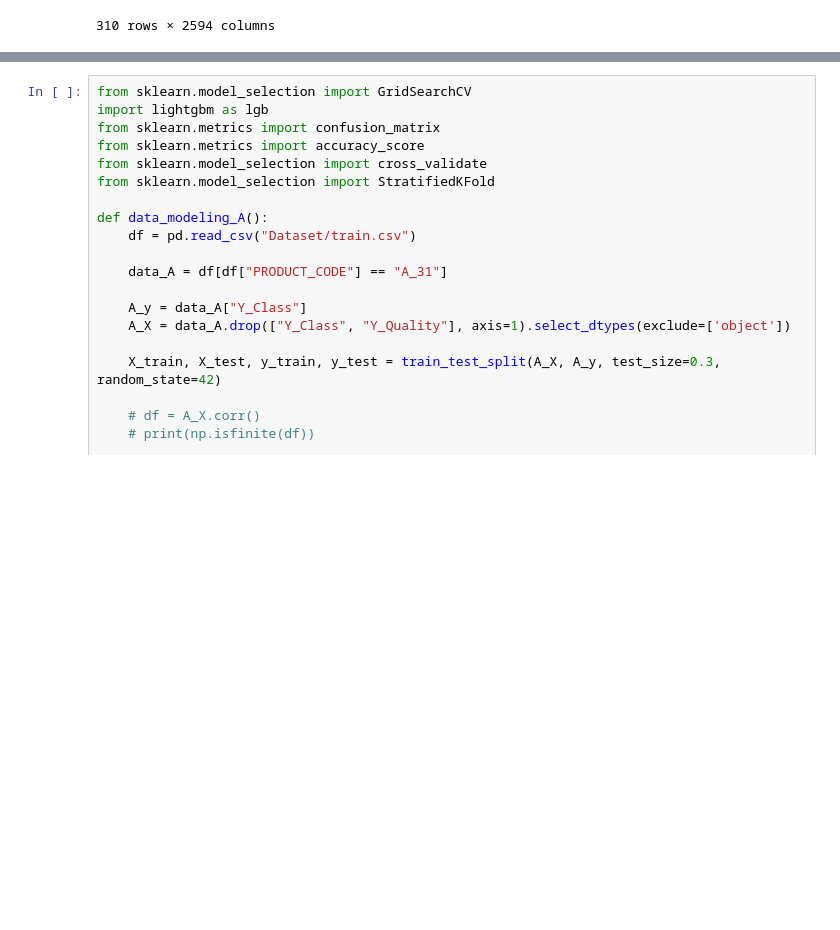
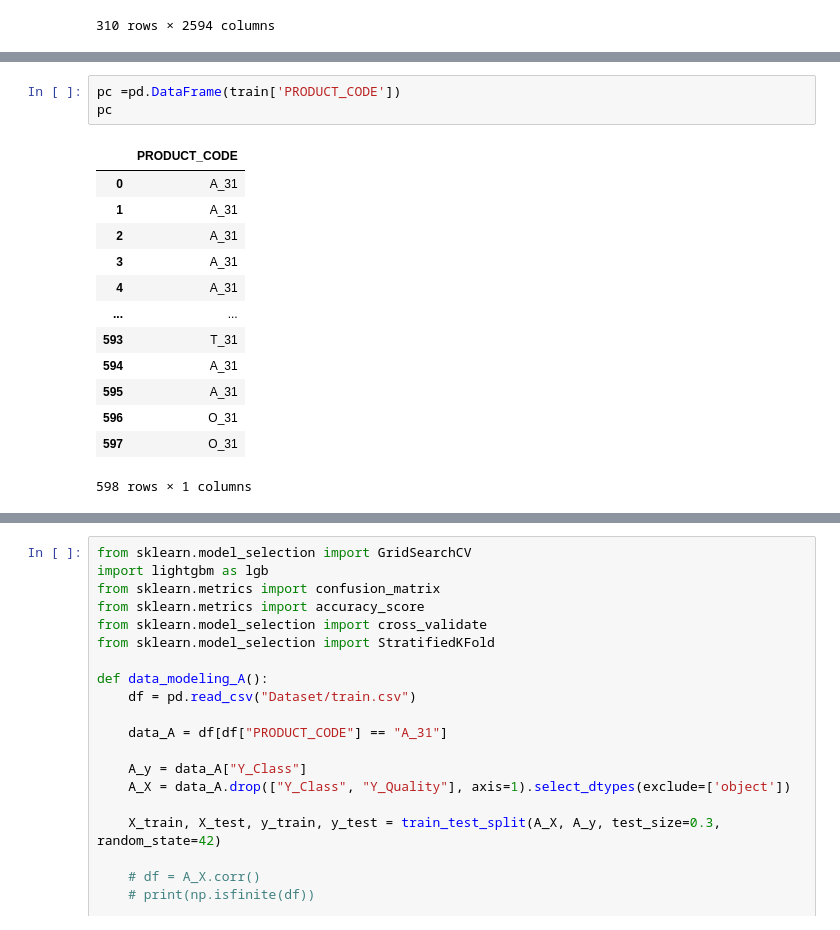
Before and after one commit to ffe4el/MLDL, a Jupyter notebook: Aimers hackerton/결측치제거mice.ipynb, the cells around one changed output, grey strips where cells are left out. Cells and saved outputs as stored; diff of their text form; blank space fills up the shorter version.

```diff
--- a/Aimers hackerton/결측치제거mice.ipynb
+++ b/Aimers hackerton/결측치제거mice.ipynb
@@ -232,0 +298,17 @@ b
+# %%
+pc =pd.DataFrame(train['PRODUCT_CODE'])
+pc
+# %% [output]
+|  | PRODUCT_CODE |
+| 0 | A_31 |
+| 1 | A_31 |
+| 2 | A_31 |
+| 3 | A_31 |
+| 4 | A_31 |
+| ... | ... |
+| 593 | T_31 |
+| 594 | A_31 |
+| 595 | A_31 |
+| 596 | O_31 |
+| 597 | O_31 |
+598 rows × 1 columns
```
Also changed, not shown: parts of 13 cells of this notebook, 1 other file.
